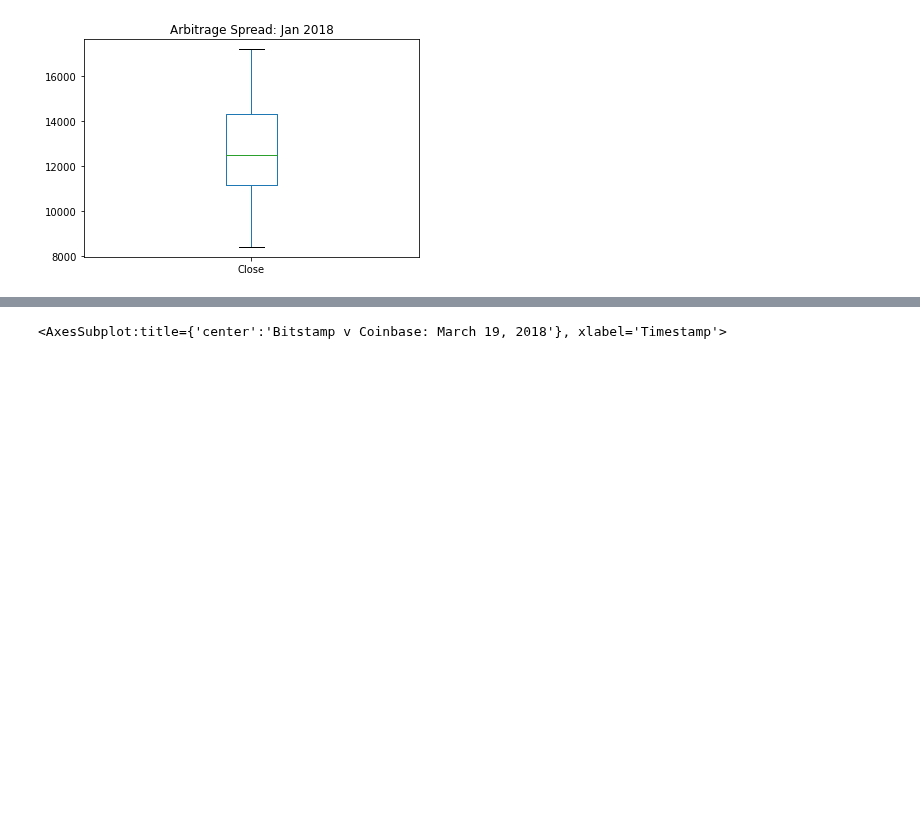
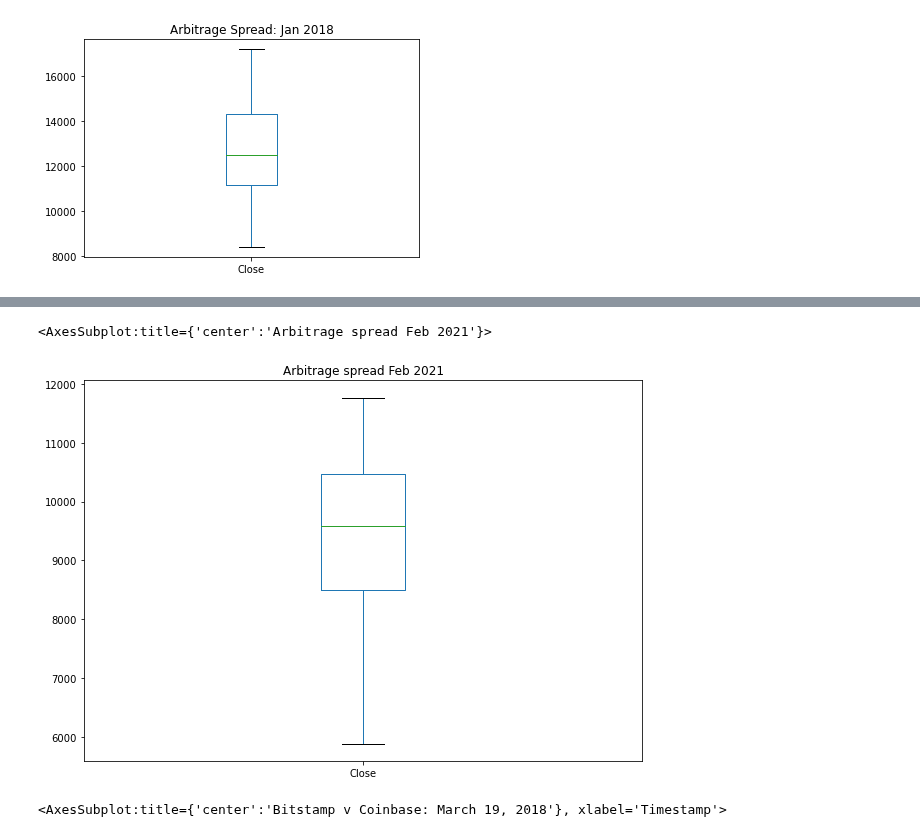
Before and after one commit to AquibaB/Arbitrage-strategies-BTC, a Jupyter notebook: crypto_arbitrage.ipynb, the cells around one changed output, grey strips where cells are left out. Saved outputs shown, nothing was run; the diff lists cells and outputs as text; code cells hidden in the pictures; blank space fills up the shorter version.

```diff
--- a/crypto_arbitrage.ipynb
+++ b/crypto_arbitrage.ipynb
@@ -389 +416,7 @@ coinbase_sliced.loc['2018-01-01':'2018-02-01'].plot(kind='box', title='Arbitrage
+# %%
+# Visualize the arbitrage spread from the middle of the dataset in a box plot
+coinbase_sliced.loc['2018-02-01':'2018-03-01'].plot(kind='box', figsize=(10,7), title="Arbitrage spread Feb 2021")
+# %% [output]
+<AxesSubplot:title={'center':'Arbitrage spread Feb 2021'}>
+[figure, added]
 # %%
```
Also changed, not shown: parts of 8 cells of this notebook.
